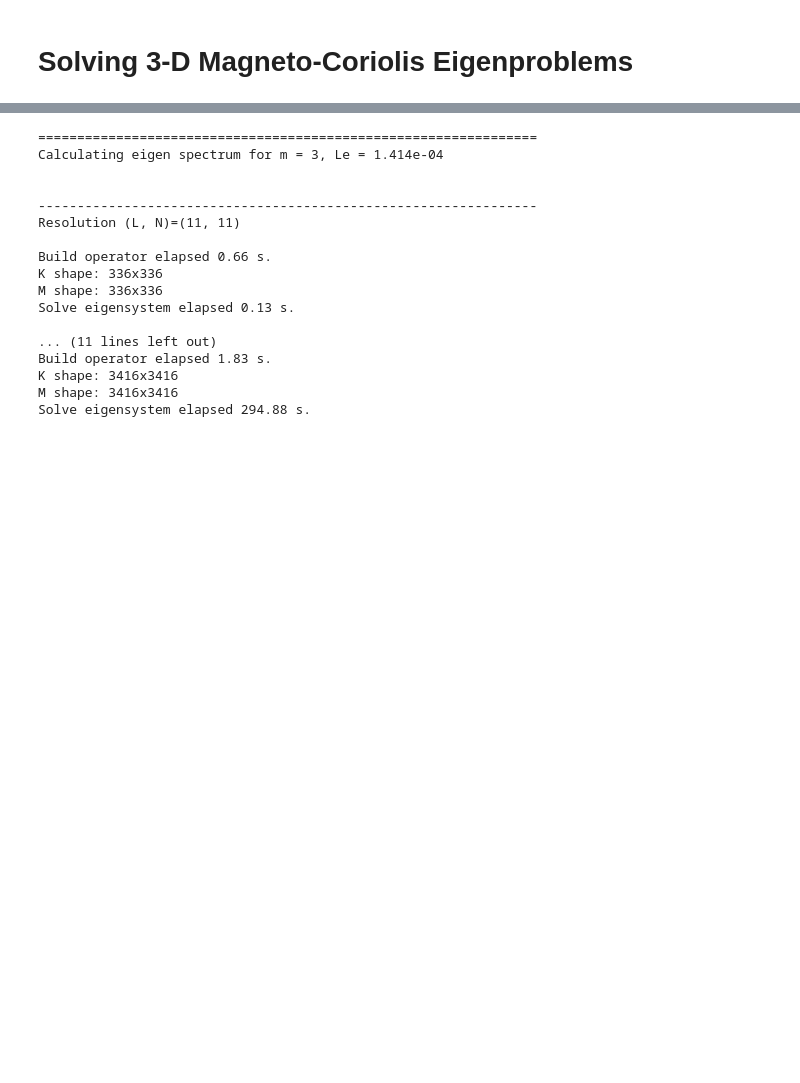
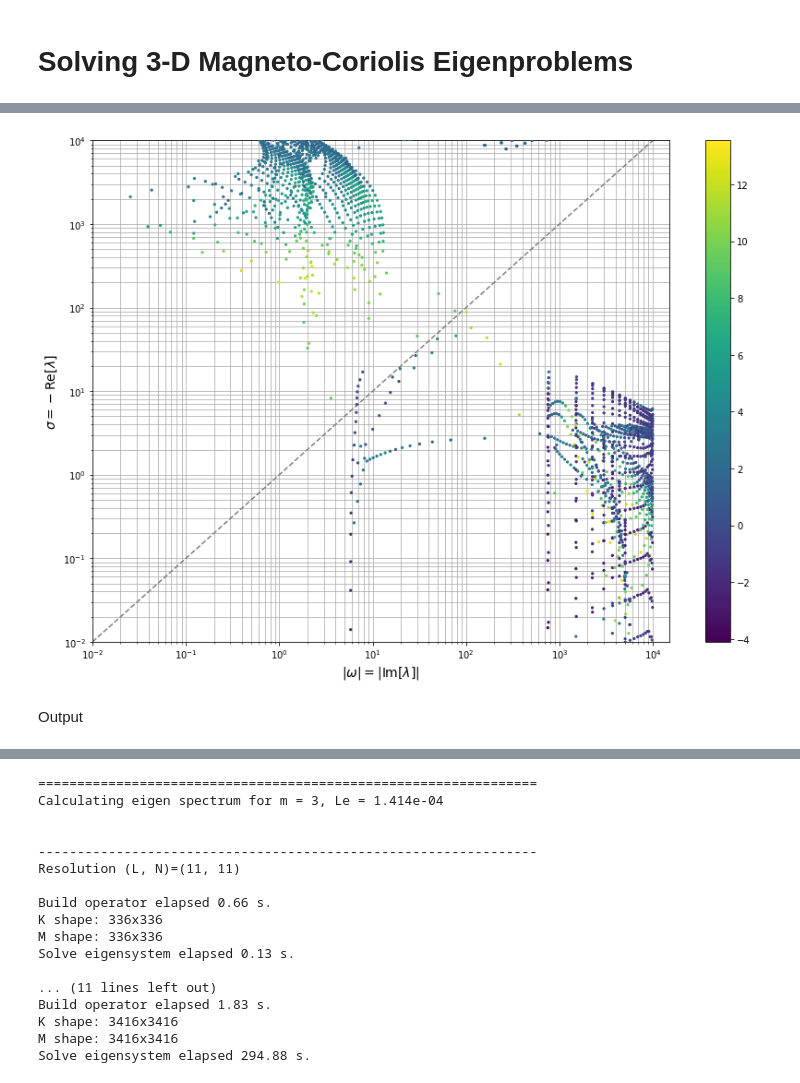
Before and after one commit to GentleMin/MCmodes, a Jupyter notebook: Eigen_Solve.ipynb, the cells around one changed output, grey strips where cells are left out. Cells and saved outputs as stored; diff of their text form; code cells hidden in the pictures; blank space fills up the shorter version.

```diff
--- a/Eigen_Solve.ipynb
+++ b/Eigen_Solve.ipynb
@@ -11,0 +145,21 @@ import utils, pgpy_utils, tools
+# %%
+fig, ax = plt.subplots(nrows=1, ncols=1, figsize=(14, 10))
+
+im = ax.scatter(np.abs(np.imag(eig_base)), -np.real(eig_base), s=5, c=np.log10(reciproc), zorder=5)
+plt.colorbar(im, ax=ax)
+
+ax.plot([1e-2, 1e+4], [1e-2, 1e+4], '--', color="gray")
+
+ax.set_xscale('log')
+ax.set_yscale('log')
+ax.set_xlim([1e-2, 1.5e+4])
+ax.set_ylim([1e-2, 1e+4])
+ax.set_xlabel(r"$|\omega| = |\mathrm{Im}[\lambda]|$", fontsize=14)
+ax.set_ylabel(r"$\sigma = -\mathrm{Re}[\lambda]$", fontsize=14)
+ax.grid(which="both")
+
+plt.show()
+# %% [output]
+[figure, added]
+# %% [markdown]
+Output
```
Also changed, not shown: parts of 17 cells of this notebook, 1 other file.
